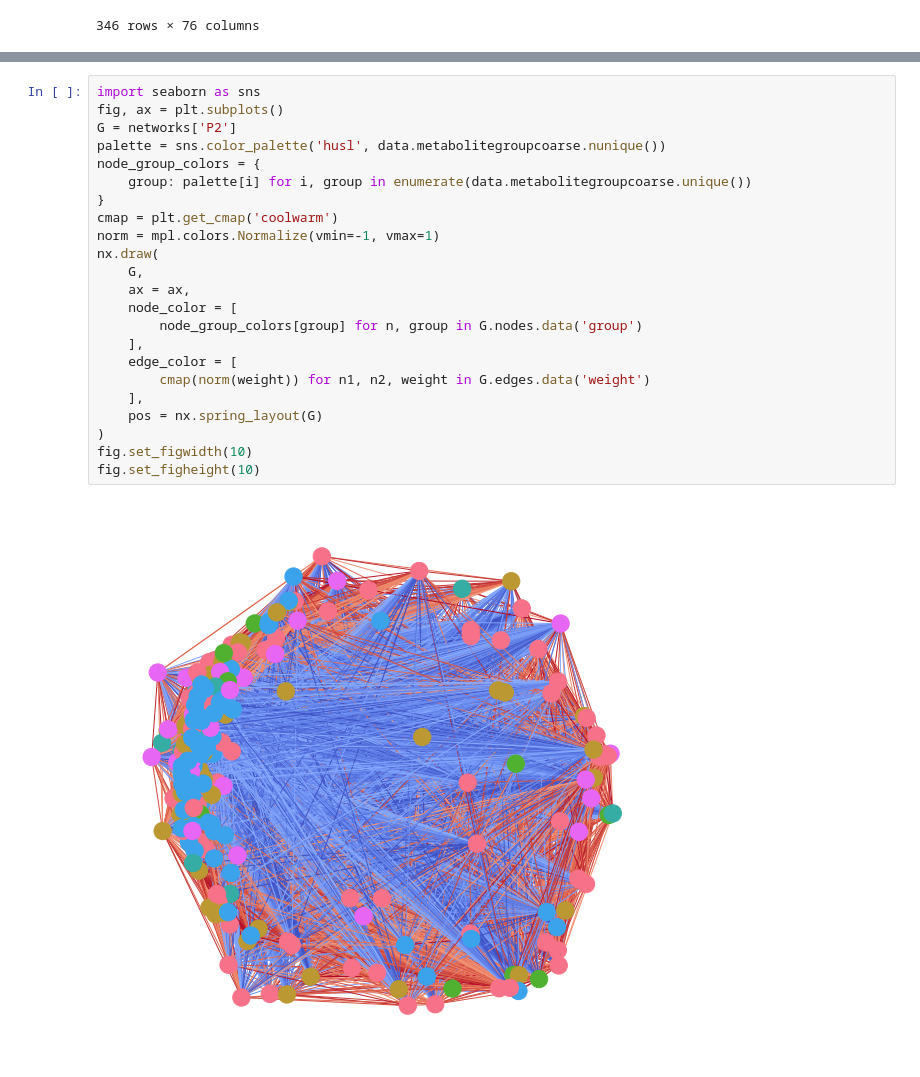
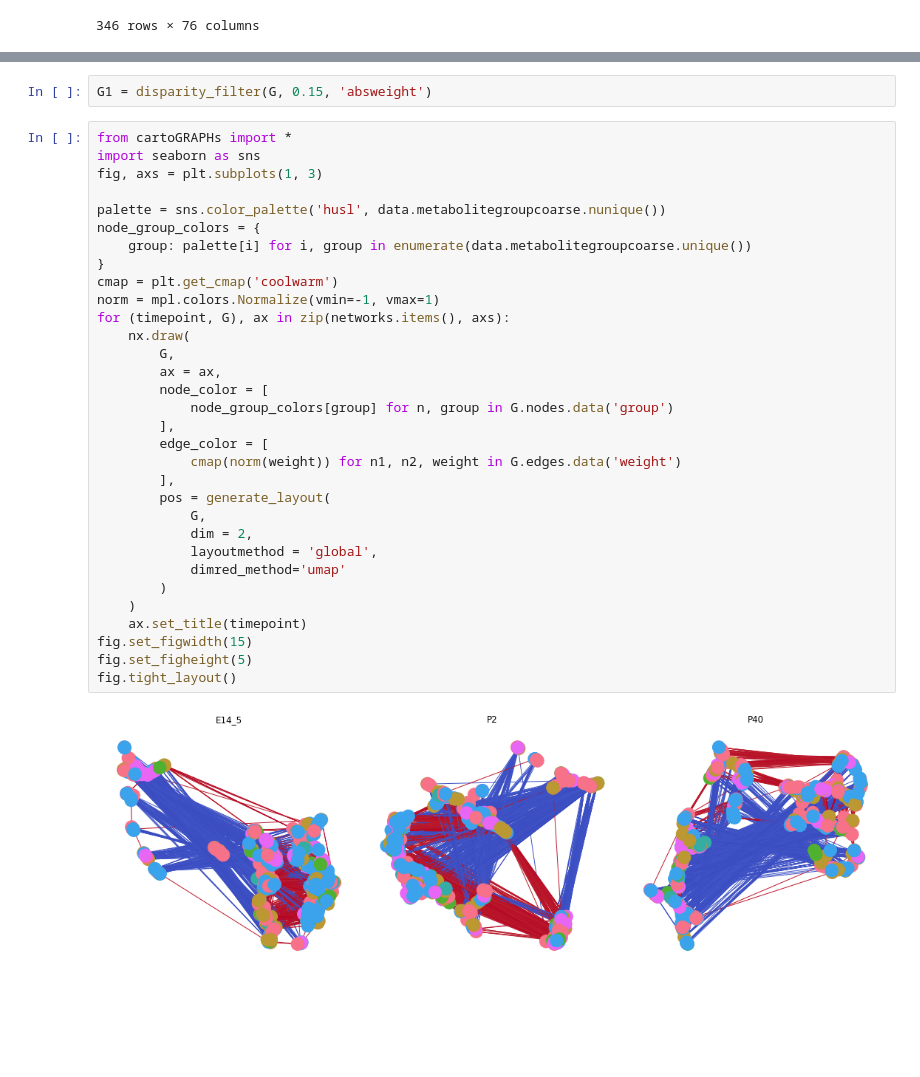
Before and after one commit to menchelab/novarinocollab, a Jupyter notebook: notebooks/wmcna.ipynb, the cells around one changed output, grey strips where cells are left out. Drawn from its saved outputs; the diff is of its cells as text; blank space fills up the shorter version.

```diff
--- a/notebooks/wmcna.ipynb
+++ b/notebooks/wmcna.ipynb
@@ -240,26 +305,37 @@ for timepoint in ['E14_5', 'P2', 'P40']:
     networks[timepoint] = G
+# %%
+G1 = disparity_filter(G, 0.15, 'absweight')
 # %%
+from cartoGRAPHs import *
 import seaborn as sns
-fig, ax = plt.subplots()
-G = networks['P2']
+fig, axs = plt.subplots(1, 3)
+
 palette = sns.color_palette('husl', data.metabolitegroupcoarse.nunique())
 node_group_colors = {
     group: palette[i] for i, group in enumerate(data.metabolitegroupcoarse.unique())
 }
 cmap = plt.get_cmap('coolwarm')
 norm = mpl.colors.Normalize(vmin=-1, vmax=1)
-nx.draw(
-    G,
-    ax = ax,
-    node_color = [
-        node_group_colors[group] for n, group in G.nodes.data('group')
-    ],
-    edge_color = [
-        cmap(norm(weight)) for n1, n2, weight in G.edges.data('weight')
-    ],
-    pos = nx.spring_layout(G)
-)
-fig.set_figwidth(10)
-fig.set_figheight(10)
+for (timepoint, G), ax in zip(networks.items(), axs):
+    nx.draw(
+        G,
+        ax = ax,
+        node_color = [
+            node_group_colors[group] for n, group in G.nodes.data('group')
+        ],
+        edge_color = [
+            cmap(norm(weight)) for n1, n2, weight in G.edges.data('weight')
+        ],
+        pos = generate_layout(
+            G,
+            dim = 2,
+            layoutmethod = 'global',
+            dimred_method='umap'
+        )
+    )
+    ax.set_title(timepoint)
+fig.set_figwidth(15)
+fig.set_figheight(5)
+fig.tight_layout()
 # %% [output]
-[figure, old version]
+[figure, new version]
```
Also changed, not shown: parts of 29 cells of this notebook.
